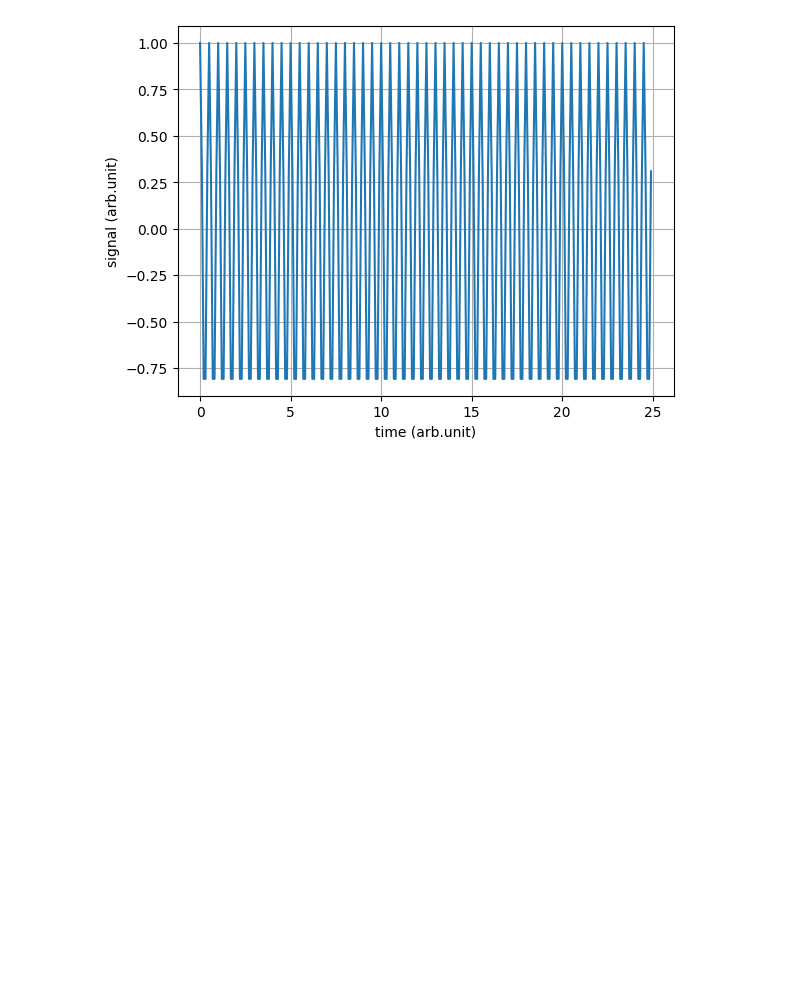
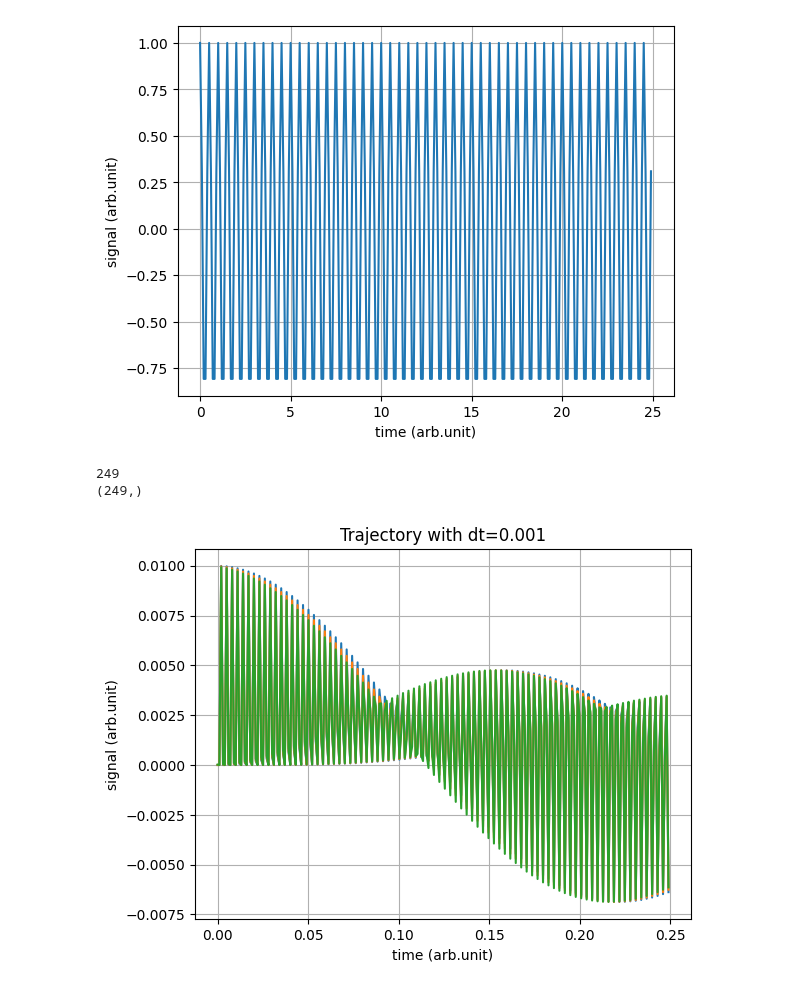
Before and after one commit to diddep/computational-physics, a Jupyter notebook: E1_edit/src/plot_signal_E1code2.ipynb, the cells around one changed output. Saved outputs shown, nothing was run; the diff lists cells and outputs as text; code cells hidden in the pictures; blank space fills up the shorter version.

```diff
--- a/E1_edit/src/plot_signal_E1code2.ipynb
+++ b/E1_edit/src/plot_signal_E1code2.ipynb
@@ -21,3 +20,31 @@ ax.grid()
 fig.savefig('signal.pdf')
 # %% [output]
 [figure]
+# %%
+#!/usr/bin/env python
+###############################################################################
+# E1code4
+###############################################################################
+
+import numpy as np
+import matplotlib.pyplot as plt
+
+# skip_header skips the first
+# row in data.csv
+dt=1e-3
+array = np.genfromtxt('../Saved_trajectory.csv', delimiter=',', skip_header=1)
+print(len(array))
+fig, ax = plt.subplots()
+t = np.linspace(0,len(array)*dt,len(array))
+print(t.shape)
+ax.plot(t, array)
+ax.set_title(f"Trajectory with dt={dt}")
+ax.set_xlabel('time (arb.unit)')
+ax.set_ylabel('signal (arb.unit)')
+ax.grid()
+
+fig.savefig('Saved_trajectory.pdf')
+# %% [output]
+249
+(249,)
+[figure, added]
```
Also changed, not shown: parts of 1 cell of this notebook, 7 other files.
